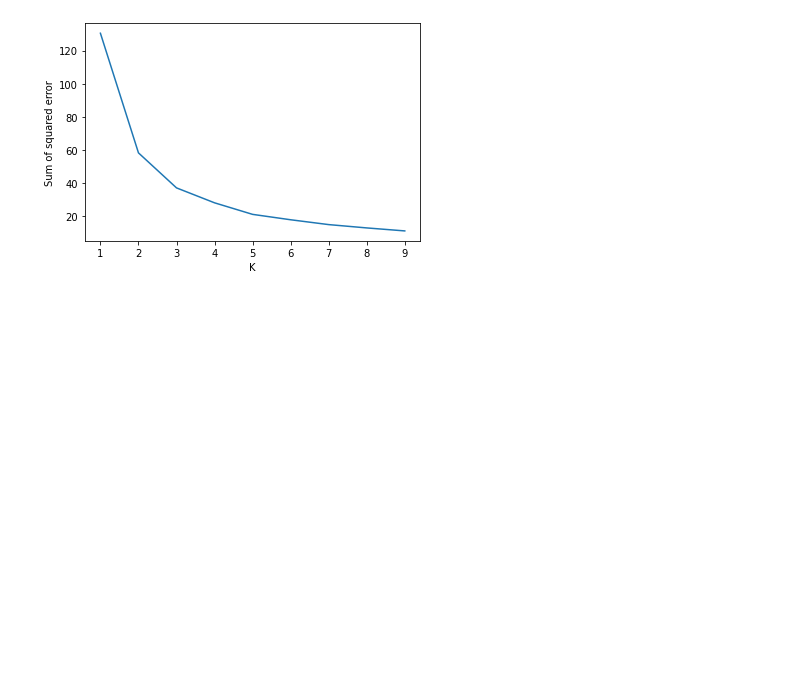
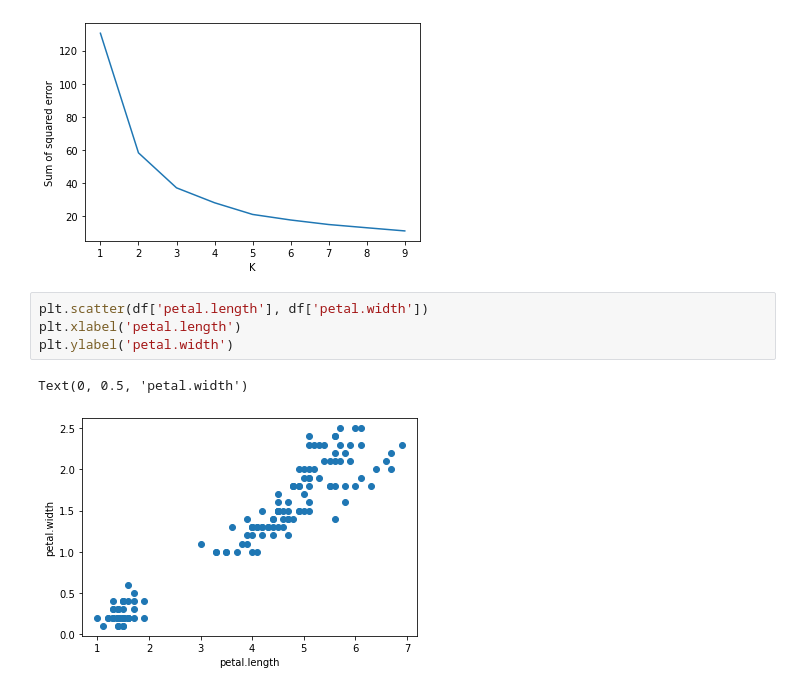
Before and after one commit to nvantien/K-means-Clustering, a Jupyter notebook: b-i-t-p.ipynb, the cells around one changed output. Drawn from its saved outputs; the diff is of its cells as text; blank space fills up the shorter version.

```diff
--- a/b-i-t-p.ipynb
+++ b/b-i-t-p.ipynb
@@ -82,3 +84,10 @@ plt.plot(k_rng,sse)
 # %% [output]
 [<matplotlib.lines.Line2D at 0x...>]
 [figure]
+# %%
+plt.scatter(df['petal.length'], df['petal.width'])
+plt.xlabel('petal.length')
+plt.ylabel('petal.width')
+# %% [output]
+Text(0, 0.5, 'petal.width')
+[figure, added]
```
Also changed, not shown: parts of 7 cells of this notebook.
